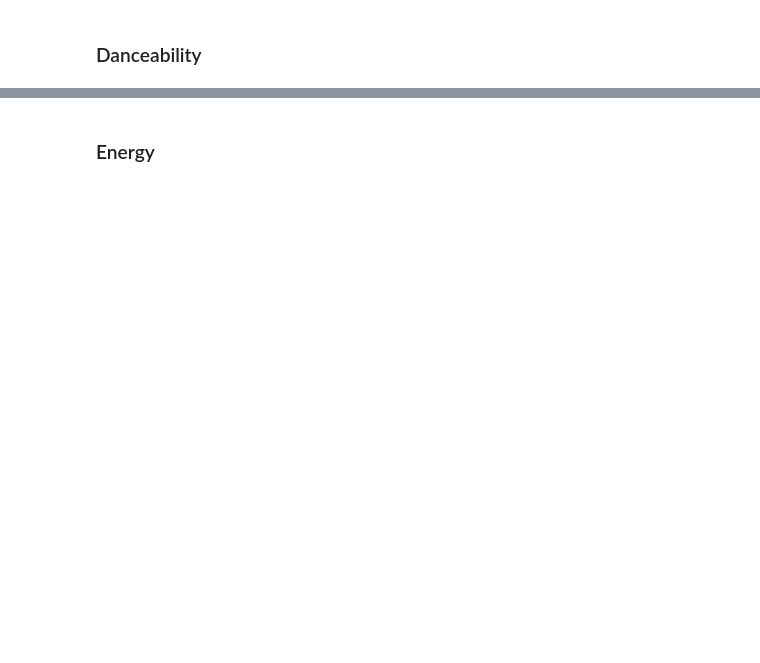
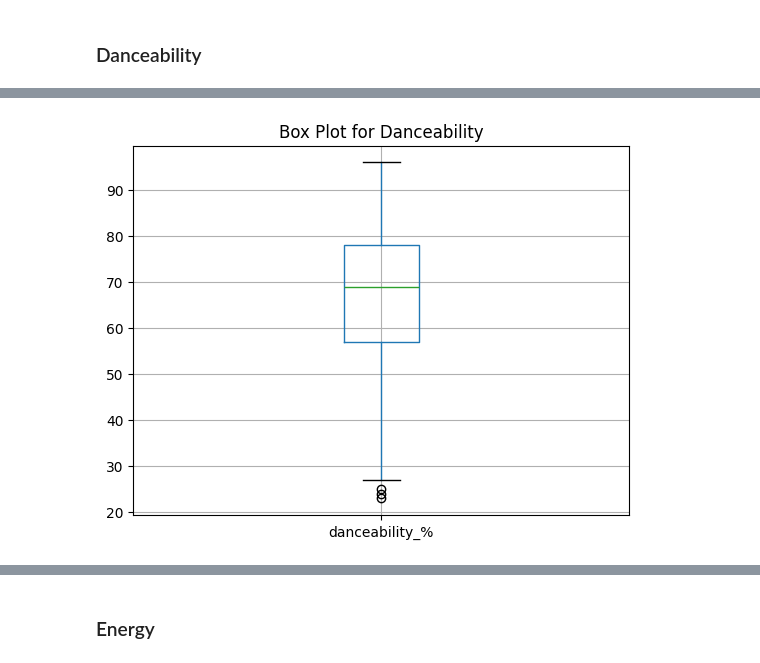
Before and after one commit to matheusinit/spotify-data, a Jupyter notebook: 00_init.ipynb, the cells around one changed output, grey strips where cells are left out. Saved outputs shown, nothing was run; the diff lists cells and outputs as text; code cells hidden in the pictures; blank space fills up the shorter version.

```diff
--- a/00_init.ipynb
+++ b/00_init.ipynb
@@ -66,0 +113,7 @@ danceability_column.describe()
+# %%
+df.boxplot(column='danceability_%')
+plt.title('Box Plot for Danceability')
+
+plt.show()
+# %% [output]
+[figure, added]
```
Also changed, not shown: parts of 32 cells of this notebook.
